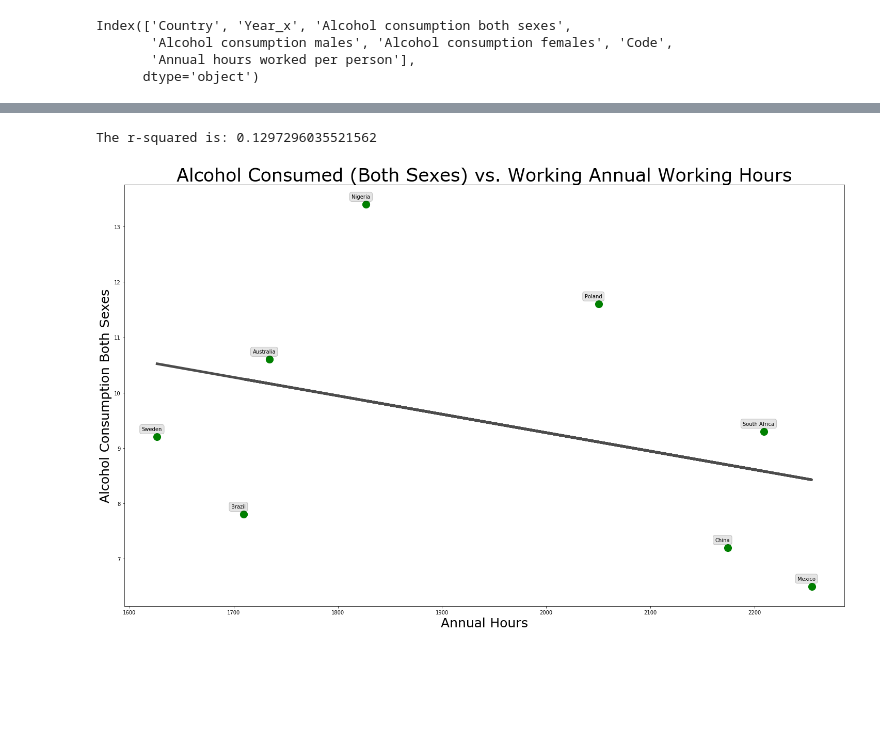
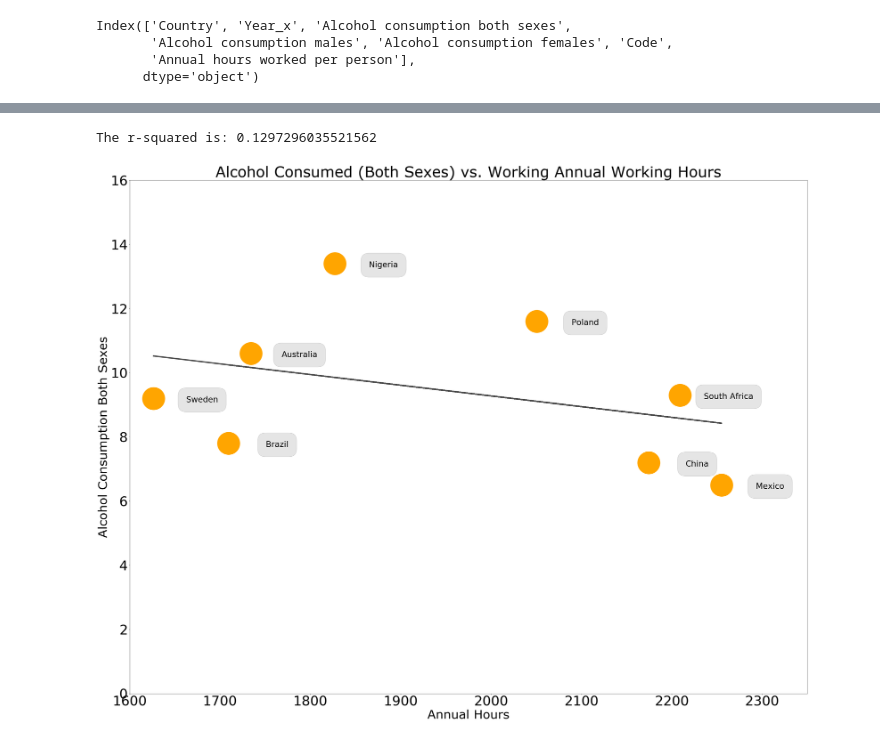
Before and after one commit to JeremyBrent/RUDS_project_1, a Jupyter notebook: Kasias_notebook/kasia-alcohol.ipynb, the cells around one changed output, grey strips where cells are left out. Saved outputs shown, nothing was run; the diff lists cells and outputs as text; code cells hidden in the pictures; blank space fills up the shorter version.

Commit message:
updated graphs for kasia

```diff
--- a/Kasias_notebook/kasia-alcohol.ipynb
+++ b/Kasias_notebook/kasia-alcohol.ipynb
@@ -79,7 +79,7 @@ drink_2016
 | 12 | South Africa | 2016 | 9.3 | 16.2 | 2.7 |
 | 14 | Sweden | 2016 | 9.2 | 14.6 | 3.8 |
 # %%
-csvpath = os.path.join("Data/Clean/clean_annual_hours.csv")
+csvpath = os.path.join("../Data/Working_hours/clean_annual_hours.csv")
 annual_hours_df = pd.read_csv(csvpath)
 annual_hours_df.head()
 # %% [output]
@@ -147,34 +182,37 @@ Index(['Country', 'Year_x', 'Alcohol consumption both sexes',
 # %%
 labels = drink_hours_df["Country"]
 x_values = drink_hours_df['Annual hours worked per person'].astype(float)
 y_values = drink_hours_df[ 'Alcohol consumption both sexes'].astype(float)
-plt.figure(figsize=(25,15))
+plt.figure(figsize=(45,35))
+plt.xlim(1600, 2350)
+plt.ylim(0, 16)
+plt.xticks(fontsize=50)
+plt.yticks(fontsize=50)
 
 (slope, intercept, rvalue, pvalue, stderr) = linregress(x_values, y_values)
 regress_values = x_values * slope + intercept
 line_eq = "y = " + str(round(slope,2)) + "x + " + str(round(intercept,2))
 
-plt.title("Alcohol Consumed (Both Sexes) vs. Working Annual Working Hours",fontsize=35,fontname ="Verdana")
-plt.xlabel("Annual Hours",fontsize=25,fontname ="Verdana")
-plt.ylabel("Alcohol Consumption Both Sexes",fontsize=25,fontname ="Verdana")
+plt.title("Alcohol Consumed (Both Sexes) vs. Working Annual Working Hours",fontsize=55,fontname ="Verdana")
+plt.xlabel("Annual Hours",fontsize=45,fontname ="Verdana")
+plt.ylabel("Alcohol Consumption Both Sexes",fontsize=45,fontname ="Verdana")
 
 
-plt.scatter(x_values,y_values,color='green',marker="o",s=200)
+plt.scatter(x_values,y_values,color='orange',marker="o",s=7000)
 plt.plot(x_values,regress_values,"r-",color="black",linewidth=5,alpha =.7)
 # plt.annotate(line_eq,(6,10),fontsize=15,color="red")
 
 for label, x, y in zip(labels, x_values, y_values):
     plt.annotate(
         label,
-        xy=(x, y), xytext=(-10, 20),
-        textcoords='offset points', ha='center',va='top',
-        bbox=dict(boxstyle='round,pad=0.4', fc='gray', alpha=0.2),
-        )
+        xy=(x, y), xytext=(180, -20),
+        textcoords='offset points', ha='center',va='bottom', fontsize=30,
+        bbox=dict(boxstyle='round,pad=1', fc='gray', alpha=0.2))
 
 print(f"The r-squared is: {rvalue**2}")
 # %% [output]
 The r-squared is: 0.1297296035521562
-[figure, old version]
+[figure, new version]
 # %%
 labels = drink_hours_df["Country"]
 x_values = drink_hours_df['Annual hours worked per person'].astype(float)
```
Also changed, not shown: parts of 3 cells of this notebook.
